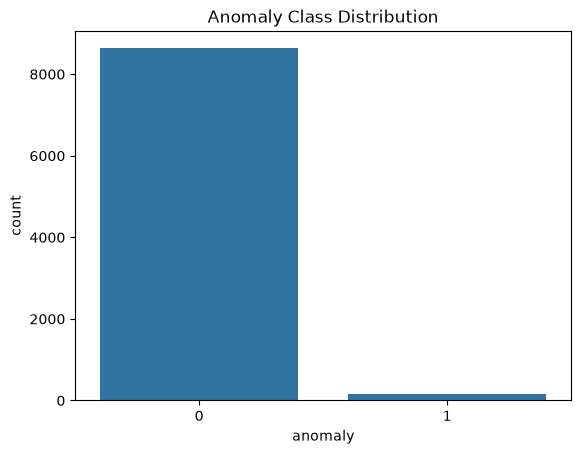
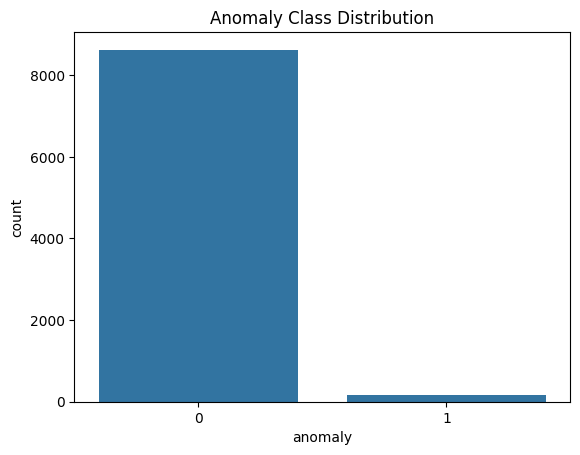
Code edit (unified diff) that turned the first committed figure into the second:
--- before
+++ after
@@ -1,4 +1,4 @@
 
-sns.countplot(x=sample_df["anomaly"])
+sns.countplot(x=df["anomaly"])
 plt.title("Anomaly Class Distribution")
 plt.show()

Commit: update notebook